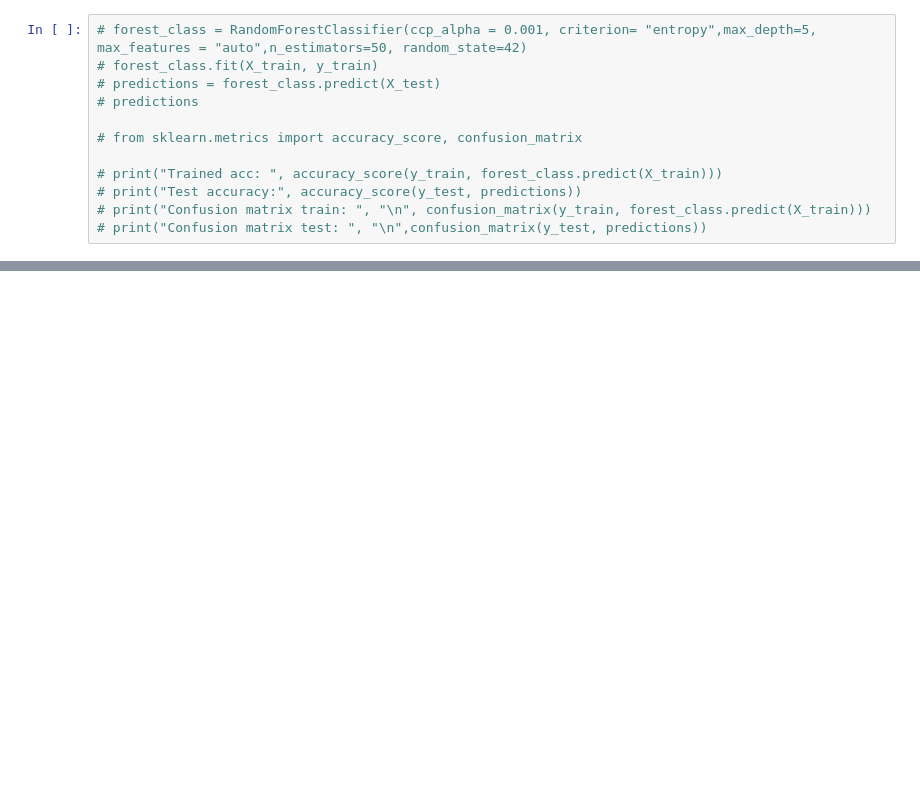
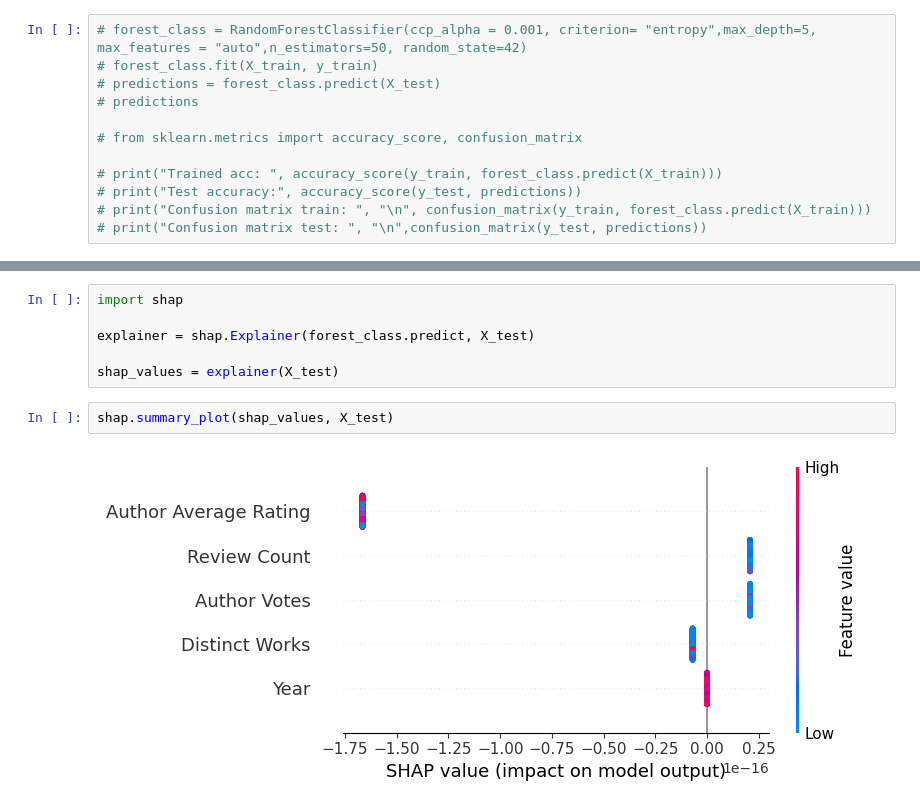
Before and after one commit to steph45607/DS-Final-Project, a Jupyter notebook: Supervised/randomForest.ipynb, the cells around one changed output, grey strips where cells are left out. Drawn from its saved outputs; the diff is of its cells as text; blank space fills up the shorter version.

```diff
--- a/Supervised/randomForest.ipynb
+++ b/Supervised/randomForest.ipynb
@@ -210,0 +200,10 @@ Image(graph.create_png())
+# %%
+import shap
+
+explainer = shap.Explainer(forest_class.predict, X_test)
+
+shap_values = explainer(X_test)
+# %%
+shap.summary_plot(shap_values, X_test)
+# %% [output]
+[figure, added]
```
Also changed, not shown: parts of 15 cells of this notebook, 30 other files.
